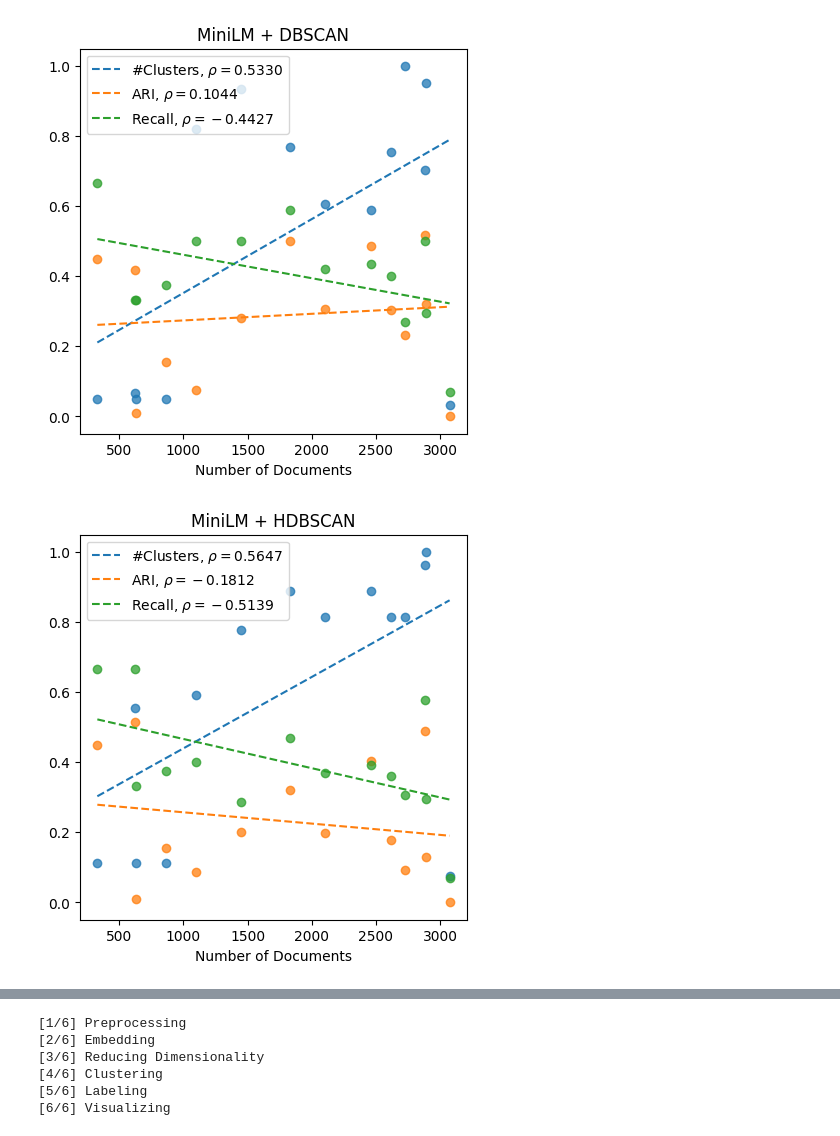
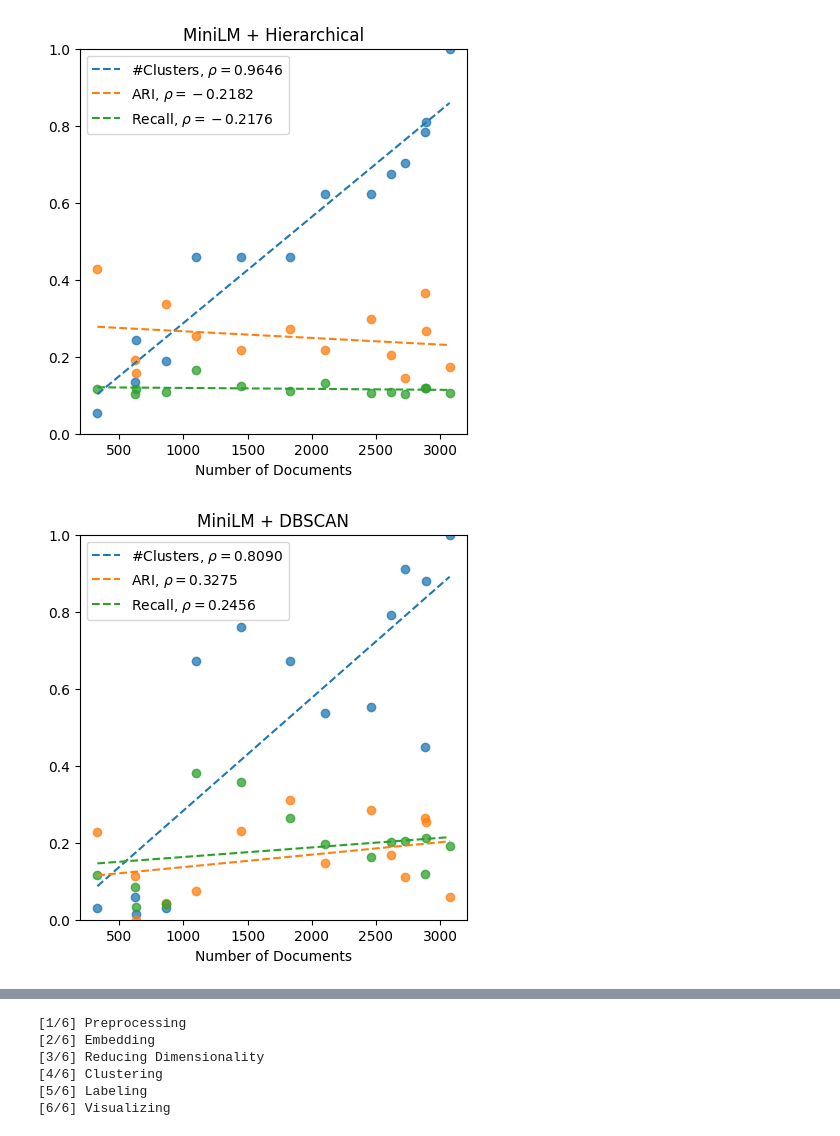
Before and after one commit to chbridges/search-result-clustering, a Jupyter notebook: odp_experiments.ipynb, the cells around one changed output, grey strips where cells are left out. Saved outputs shown, nothing was run; the diff lists cells and outputs as text; code cells hidden in the pictures.

```diff
--- a/odp_experiments.ipynb
+++ b/odp_experiments.ipynb
@@ -39,9 +35,11 @@ read_results("evaluation_odp_gpu.json")
 # %%
-df_doc2vec = evaluate_detailed(data, get_odp_preset("K-Means"))
-df_dbscan = evaluate_detailed(data, get_odp_preset("DBSCAN"))
-df_hdbscan = evaluate_detailed(data, get_odp_preset("HDBSCAN"))
+df_doc2vec = evaluate_detailed(data, get_odp_preset("doc2vec"))
+df_hierarchical = evaluate_detailed(data, get_odp_preset("hierarchical"))
+df_dbscan = evaluate_detailed(data, get_odp_preset("dbscan"))
+df_hdbscan = evaluate_detailed(data, get_odp_preset("hdbscan"))
 
 plot_correlations(df_doc2vec, "Doc2Vec + K-Means")
+plot_correlations(df_hierarchical, "MiniLM + Hierarchical")
 plot_correlations(df_dbscan, "MiniLM + DBSCAN")
 plot_correlations(df_hdbscan, "MiniLM + HDBSCAN")
 # %% [output]
@@ -49,2 +47,2 @@ plot_correlations(df_hdbscan, "MiniLM + HDBSCAN")
-[figure, old version]
+[figure, new version]
-[figure, old version]
+[figure, new version]
```
Also changed, not shown: parts of 7 cells of this notebook, 6 other files.
